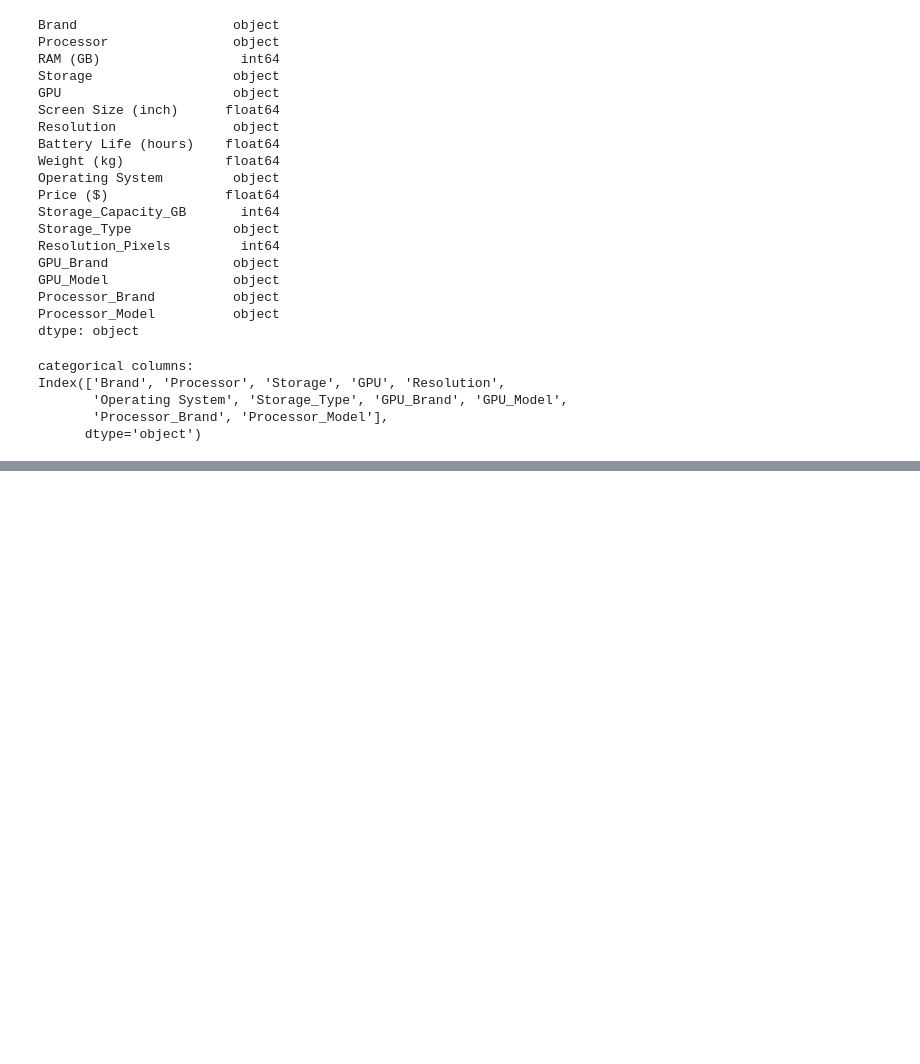
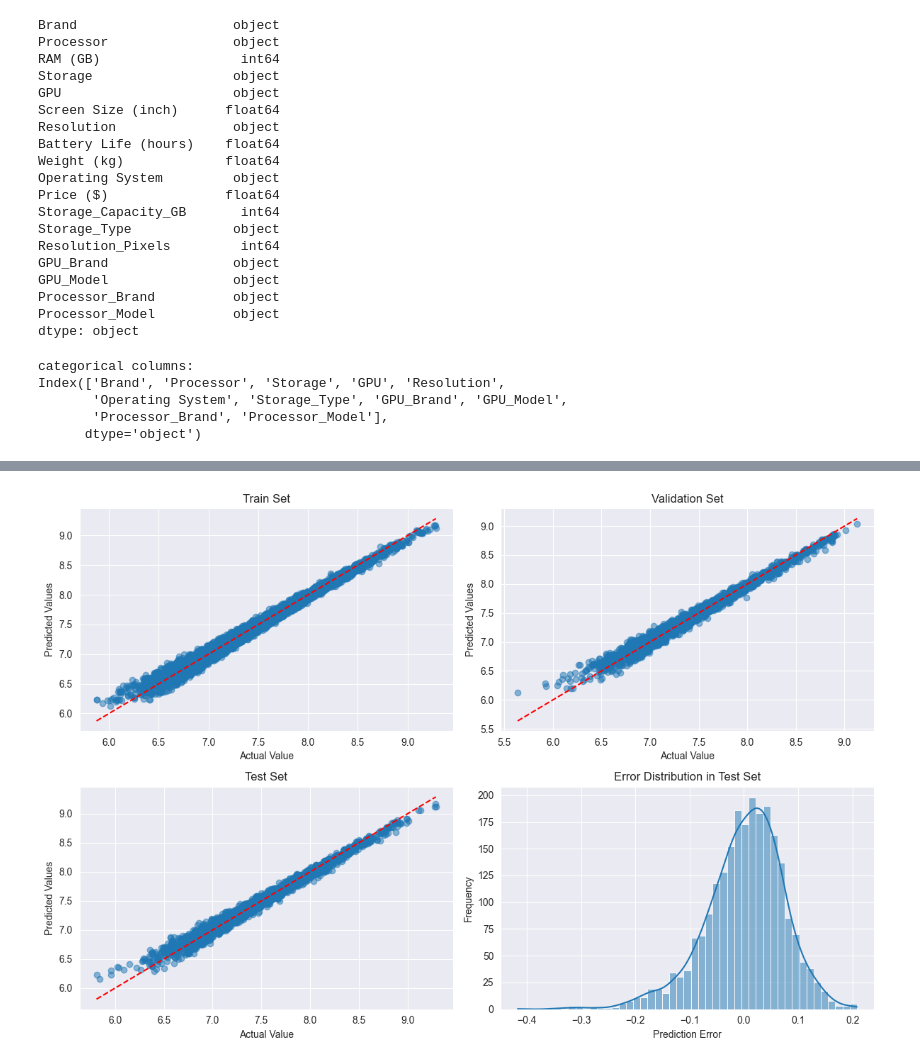
Before and after one commit to mobinym/Laptop_Price_Predict, a Jupyter notebook: Exercise 2.ipynb, the cells around one changed output, grey strips where cells are left out. Saved outputs shown, nothing was run; the diff lists cells and outputs as text; code cells hidden in the pictures; blank space fills up the shorter version.

```diff
--- a/Exercise 2.ipynb
+++ b/Exercise 2.ipynb
@@ -993,0 +796,4 @@ def plot_prediction_scatter():
+# %%
+plot_prediction_scatter()
+# %% [output]
+[figure, added]
```
Also changed, not shown: parts of 58 cells of this notebook, 1 other file.
